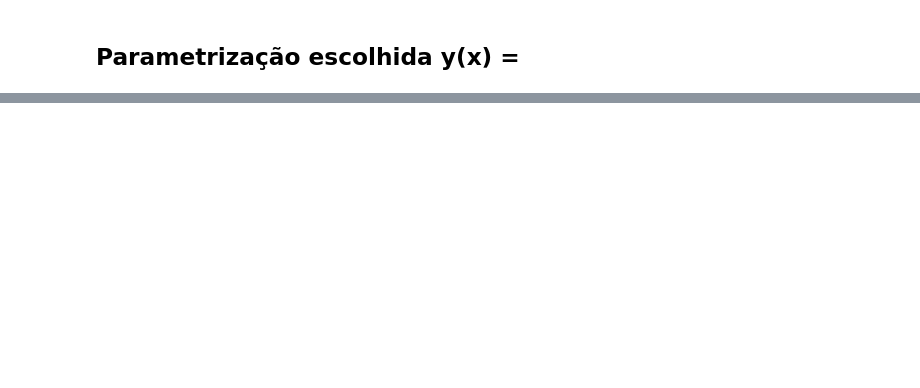
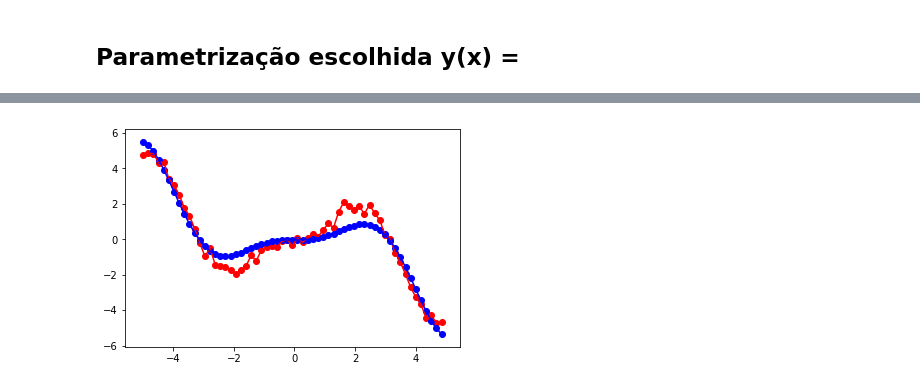
Before and after one commit to cleversonahum/UFPA-RedesNeurais, a Jupyter notebook: Problema - Sugestão de Parametrização.ipynb, the cells around one changed output, grey strips where cells are left out. Cells and saved outputs as stored; diff of their text form; code cells hidden in the pictures; blank space fills up the shorter version.

```diff
--- a/Problema - Sugestão de Parametrização.ipynb
+++ b/Problema - Sugestão de Parametrização.ipynb
@@ -52,0 +99,3 @@ rmse
+# %%
+teste = np.array([-5,-4.83,-4.66,-4.49,-4.32,-4.15,-3.98,-3.81,-3.64,-3.47,-3.3,-3.13,-2.96,-2.79,-2.62,-2.45,-2.28,-2.11,-1.94,-1.77,-1.6,-1.43,-1.26,-1.09,-0.92,-0.75,-0.58,-0.41,-0.24,-0.07,0.1,0.27,0.44,0.61,0.78,0.95,1.12,1.29,1.46,1.63,1.8,1.97,2.14,2.31,2.48,2.65,2.82,2.99,3.16,3.33,3.5,3.67,3.84,4.01,4.18,4.35,4.52,4.69,4.86])
+teste
@@ -52,0 +110,3 @@ rmse
+# %%
+Xb = np.c_[np.sin(teste - np.pi).transpose()*(teste.transpose()**2), (np.sin(teste - np.pi)*teste).transpose(), np.ones(teste.shape).transpose()]
+Xb.shape
@@ -52,0 +115,4 @@ rmse
+# %%
+#Predição com dados de Teste
+Y2 = Xb@teta
+Y2
@@ -52,0 +132,4 @@ rmse
+# %%
+#Valor esperado para os dados de Teste
+d2 = np.array([4.734339318,4.834597639,4.828222554,4.314255222,4.360126776,3.396239611,3.03422728,2.514856695,1.75761128,1.32374305,0.5949858676,-0.2201395949,-0.9553186979,-0.5175307722,-1.433528377,-1.515172047,-1.56227618,-1.731517431,-1.948346095,-1.746905426,-1.503345352,-0.9154395634,-1.222949037,-0.586005252,-0.4589071152,-0.3795800572,-0.4141417112,-0.1301594979,-0.03377591382,-0.3451243435,0.04608909605,-0.1739591549,0.05540967206,0.269034611,0.145777377,0.5040263296,0.8962598324,0.6340976446,1.545620566,2.075716774,1.884796531,1.671752973,1.853936298,1.430705131,1.943053113,1.459184187,1.069773249,0.2437329808,0.01711866568,-0.753094628,-1.298578729,-1.981610017,-2.707515339,-3.272054793,-3.649040413,-4.464749079,-4.292986392,-4.715673674,-4.64251871])
+d2
@@ -52,0 +149,9 @@ rmse
+# %%
+#Dados de Teste
+plt.plot(teste,d2,'r') # Xa x d (vermelho)
+plt.scatter(teste,d2,c='r')
+plt.plot(teste,Y2,'b') # Xa x Y (azul)
+plt.scatter(teste,Y2,c='b')
+plt.show()
+# %% [output]
+[figure, added]
```
Also changed, not shown: parts of 15 cells of this notebook.
